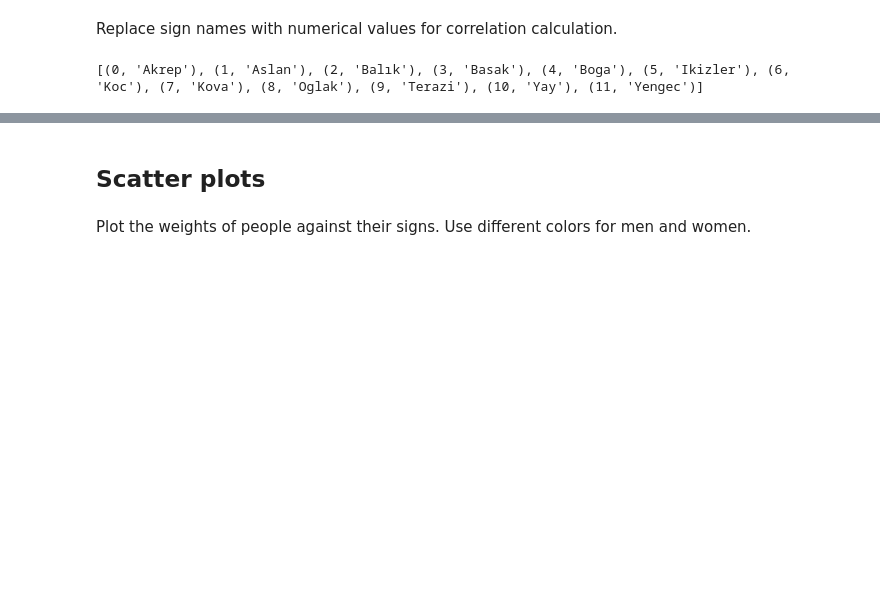
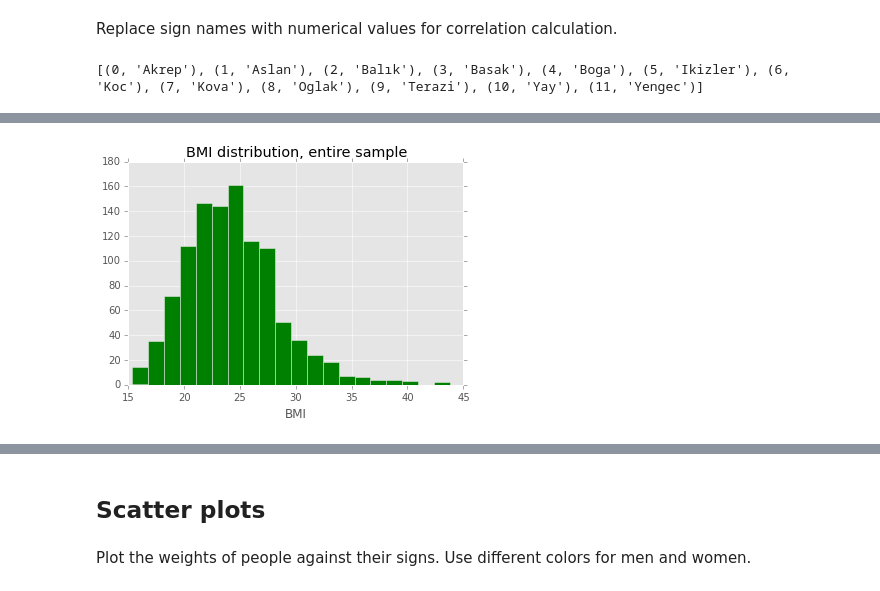
Before and after one commit to mkozturk/notebooks, a Jupyter notebook: (Non)Correlation between zodiac signs and body weight.ipynb, the cells around one changed output, grey strips where cells are left out. Drawn from its saved outputs; the diff is of its cells as text; code cells hidden in the pictures; blank space fills up the shorter version.

```diff
--- a/(Non)Correlation between zodiac signs and body weight.ipynb
+++ b/(Non)Correlation between zodiac signs and body weight.ipynb
@@ -69,0 +93,6 @@ alldata
+# %%
+plt.hist(alldata.BMI.values,20,color='green');
+plt.title("BMI distribution, entire sample")
+plt.xlabel("BMI");
+# %% [output]
+[figure, added]
```
Also changed, not shown: parts of 46 cells of this notebook.
